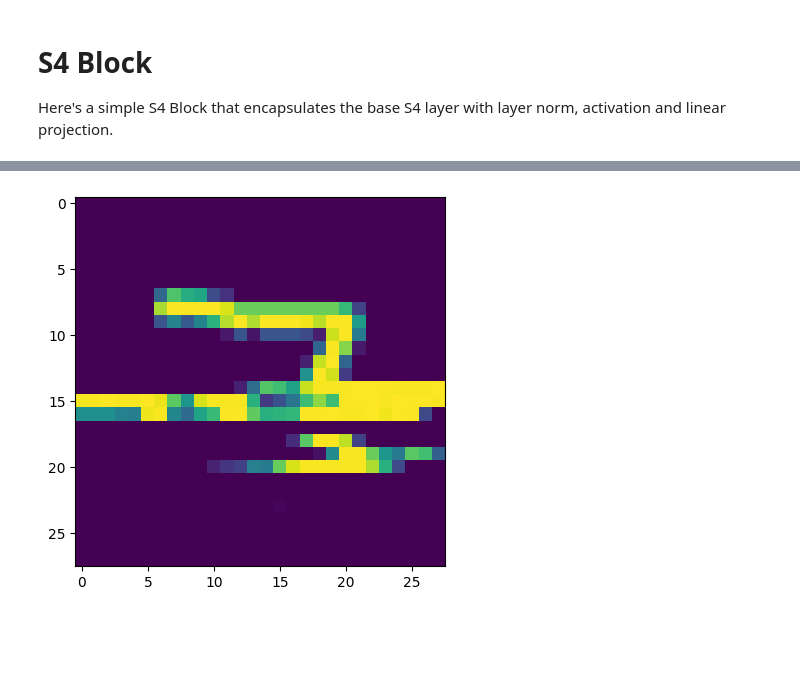
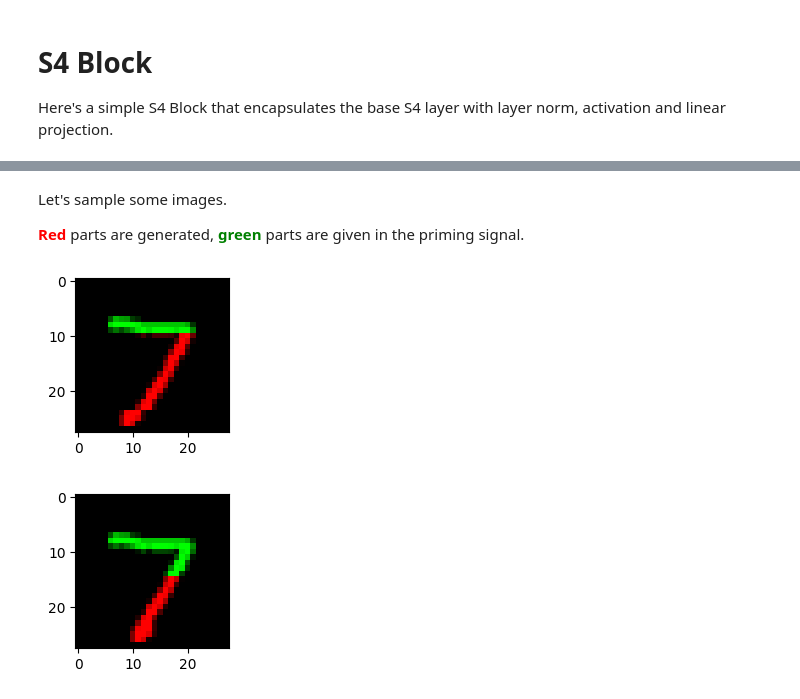
Before and after one commit to necrashter/SaShiMi-796, a Jupyter notebook: S4-MNIST-Demo.ipynb, the cells around one changed output, grey strips where cells are left out. Drawn from its saved outputs; the diff is of its cells as text; code cells hidden in the pictures; blank space fills up the shorter version.

Commit message:
Autoregressive Sampling (finally implemented correctly)

```diff
--- a/S4-MNIST-Demo.ipynb
+++ b/S4-MNIST-Demo.ipynb
@@ -252,20 +202,0 @@ plt.show()
-# %%
-model.eval()
-
-with torch.no_grad():
-    img, _ = MNIST_TEST[1]
-    img = img.to(device).reshape(-1, 784, 1)
-    x = img[:, :-1, :]  # First L-1 elements
-    y = img[:, 1:, :]   # Last L-1 elements
-    y_hat = model(x)
-    img = img.cpu()
-    y_hat = y_hat.cpu()
-    dist = torch.distributions.categorical.Categorical(probs=torch.nn.functional.softmax(y_hat, dim=-1))
-    p = dist.sample()
-    #p = torch.argmax(y_hat, dim=-1)
-    p = p/255.0
-    newimg = torch.cat([img[:,0:1,0], p], dim=1)
-    #plt.figure()
-    #plt.imshow(img.reshape(28, 28, 1))
-    plt.figure()
-    plt.imshow(newimg.reshape(28, 28, 1))
@@ -302,12 +246,20 @@ def autoregressive_sample(m, samples: int, signal):
 # %%
-model.eval()
-
-with torch.no_grad():
-    img, _ = MNIST_TEST[0]
-    img = img.to(device).reshape(-1, 784, 1)
-    start = 400
-    sample = autoregressive_sample(model, 784-start, img[0, :start, :]).cpu()
-    plt.figure()
-    plt.imshow(sample.reshape(28, 28, 1))
+def overfit_sample(start=0, maxp=False):
+    model.eval()
+    with torch.no_grad():
+        img = overfit_image
+        img = img.to(device).reshape(-1, 784, 1)
+        sample = generate_sample(model, img[0, :start, :] if start > 0 else None, maxp).cpu()
+        plt.figure(figsize=(2,2))
+        plt.imshow(sample)
-# %% [output]
-[figure, removed]
+# %% [markdown]
+Let's sample some images.
+
+<b style="color: red;">Red</b> parts are generated, <b style="color: green;">green</b> parts are given in the priming signal.
+# %%
+torch.manual_seed(42)
+overfit_sample(28*10)
+overfit_sample(28*15)
+# %% [output]
+[figure, added]
+[figure, added]
```
Also changed, not shown: parts of 37 cells of this notebook.
